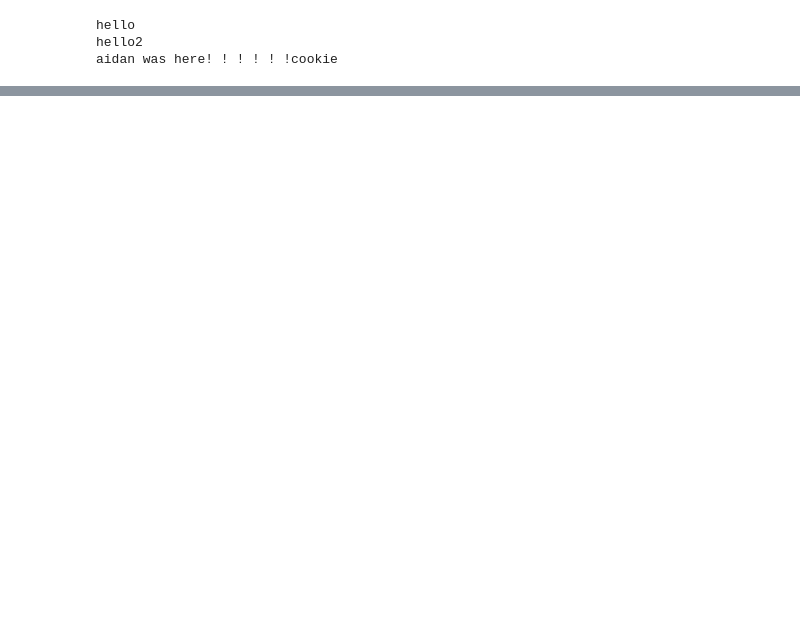
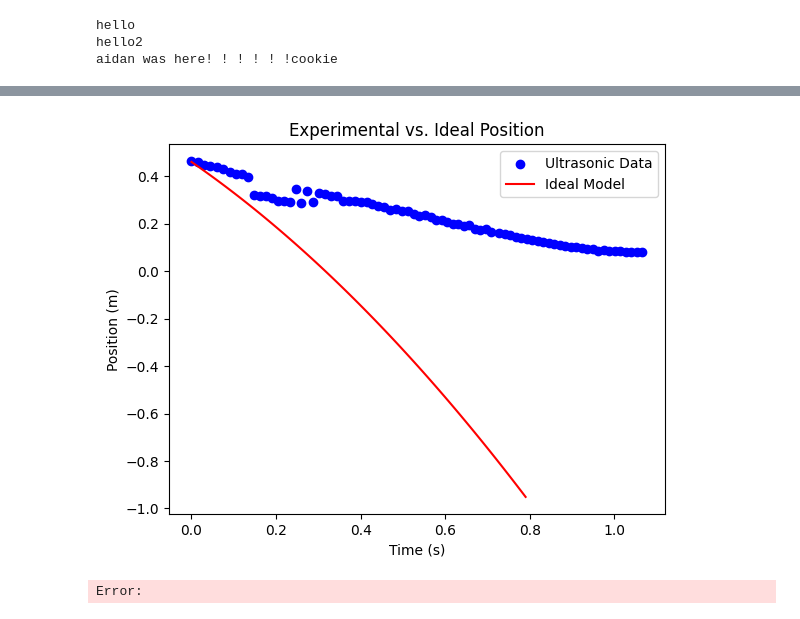
Before and after one commit to leo-c1/4al-final, a Jupyter notebook: DATAANAL.ipynb, the cells around one changed output, grey strips where cells are left out. Drawn from its saved outputs; the diff is of its cells as text; code cells hidden in the pictures; blank space fills up the shorter version.

```diff
--- a/DATAANAL.ipynb
+++ b/DATAANAL.ipynb
@@ -204,0 +240,10 @@ Text(0.5, 0, 'Time (s)')
+# %%
+plt.scatter(timewindowseconds, ultrasonic1window, color="blue", label="Ultrasonic Data")
+plt.plot(tIdeal, positionIdeal, color="red", label="Ideal Model")
+plt.xlabel("Time (s)")
+plt.ylabel("Position (m)")
+plt.title("Experimental vs. Ideal Position")
+plt.legend()
+plt.show()
+# %% [output]
+[figure, added]
@@ -204,0 +270,12 @@ Text(0.5, 0, 'Time (s)')
+# %%
+ForceAirGuess=3
+plt.plot(positionConstAccel(timewindowseconds,initialVelocity(timewindowseconds,ultrasonic1window),ultrasonic1window[0],ForceAirGuess),
+         timewindowseconds, label="Constant Accleration", color="green")
+plt.scatter(timewindowseconds, ultrasonic1window, color="blue", label="Ultrasonic Data")
+plt.xlabel("Time (s)")
+plt.ylabel("Position (m)")
+plt.title("Experimental vs. Constant Accleration")
+plt.legend()
+plt.show()
+# %% [output]
+Error:
```
Also changed, not shown: parts of 17 cells of this notebook.
